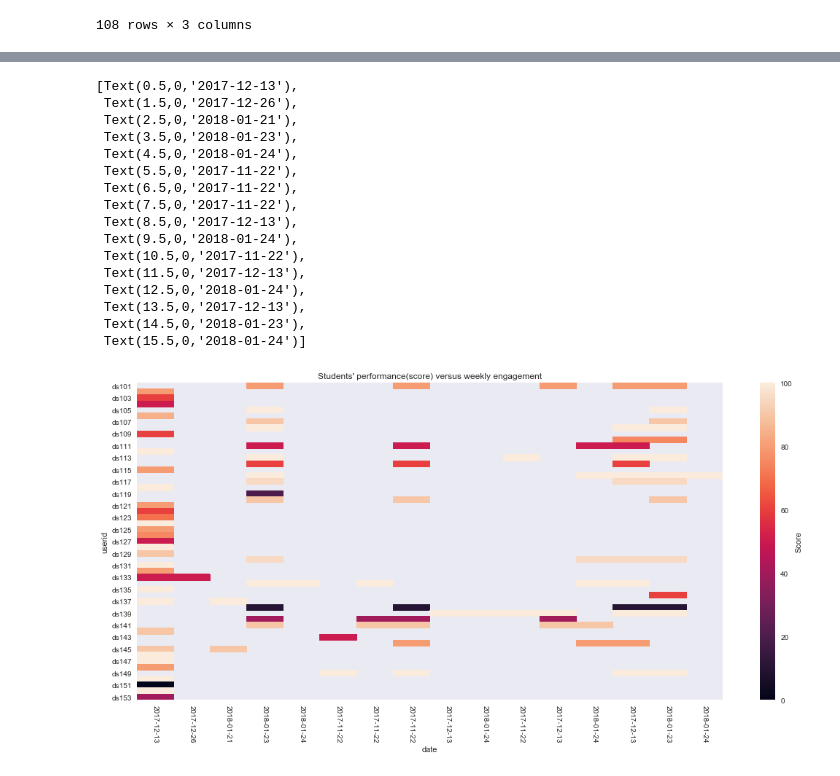
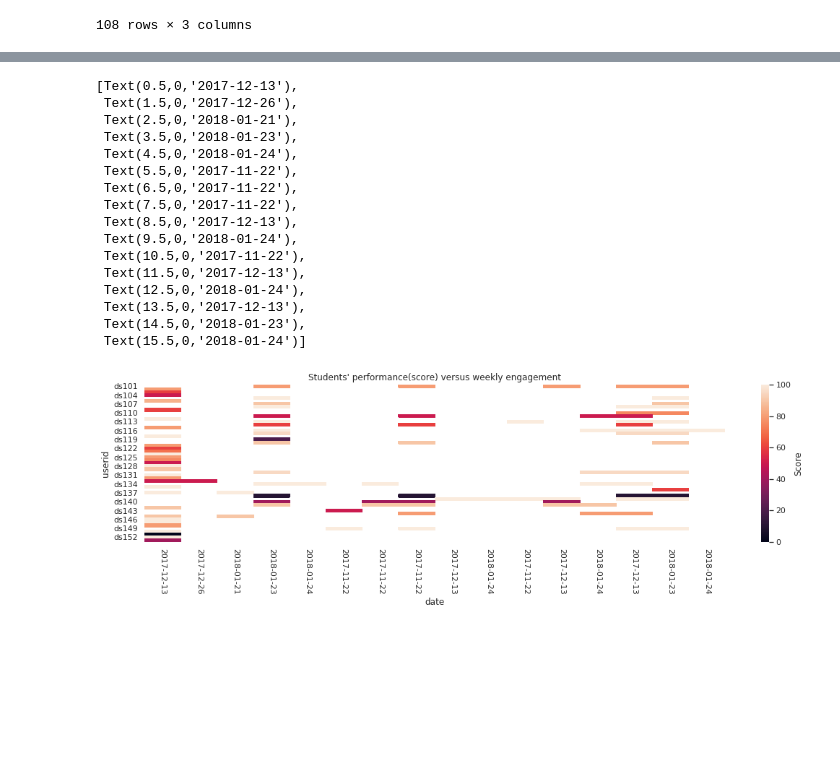
Before and after one commit to owen198/kyoto_ebook, a Jupyter notebook: Data visualization.ipynb, the cells around one changed output, grey strips where cells are left out. Drawn from its saved outputs; the diff is of its cells as text; code cells hidden in the pictures; blank space fills up the shorter version.

```diff
--- a/Data visualization.ipynb
+++ b/Data visualization.ipynb
@@ -70,8 +79,8 @@ kyoto_engage
 | 107 | 2018-01-29 | ds116 | 17 |
 108 rows × 3 columns
 # %%
-
-fig1, ax1 = plt.subplots(figsize=(18, 8))
+matplotlib.rcParams.update({'font.size': 12})
+fig1, ax1 = plt.subplots(figsize=(18, 4))
 ax1.set_title('Students\' engagement of the week')
 pivot = plot_df.pivot(index='userid', columns='date', values='counts')
 
@@ -102,33 +111,33 @@ ax1.set_xticklabels(plot_df['date'].dt.strftime('%Y-%m-%d'), rotation=-90)
 kyoto_1_score = pd.read_csv('dataset/data1_score.csv')
 kyoto_x_all = pd.merge(plot_df, kyoto_1_score, on='userid')
 # %%
-fig1, ax1 = plt.subplots(figsize=(18, 8))
+fig1, ax1 = plt.subplots(figsize=(18, 4))
 ax1.set_title('Students\' performance(score) versus weekly engagement')
 pivot = kyoto_x_all.pivot(index='userid', columns='date', values='score')
 
 sns.set()
 ax1 = sns.heatmap(pivot, cbar_kws={'label': 'Score'})
 
 plot_df['date'] = pd.to_datetime(kyoto_x_all['date'])
 ax1.set_xticklabels(kyoto_x_all['date'].dt.strftime('%Y-%m-%d'), rotation=-90)
 # %% [output]
 [Text(0.5,0,'2017-12-13'),
  Text(1.5,0,'2017-12-26'),
  Text(2.5,0,'2018-01-21'),
  Text(3.5,0,'2018-01-23'),
  Text(4.5,0,'2018-01-24'),
  Text(5.5,0,'2017-11-22'),
  Text(6.5,0,'2017-11-22'),
  Text(7.5,0,'2017-11-22'),
  Text(8.5,0,'2017-12-13'),
  Text(9.5,0,'2018-01-24'),
  Text(10.5,0,'2017-11-22'),
  Text(11.5,0,'2017-12-13'),
  Text(12.5,0,'2018-01-24'),
  Text(13.5,0,'2017-12-13'),
  Text(14.5,0,'2018-01-23'),
  Text(15.5,0,'2018-01-24')]
-[figure, old version]
+[figure, new version]
 # %%
 sns.set(style='white')
 
```
Also changed, not shown: parts of 8 cells of this notebook, 1 other file.
